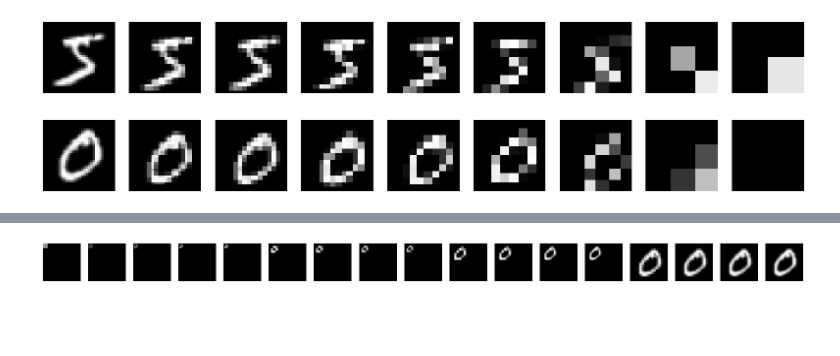
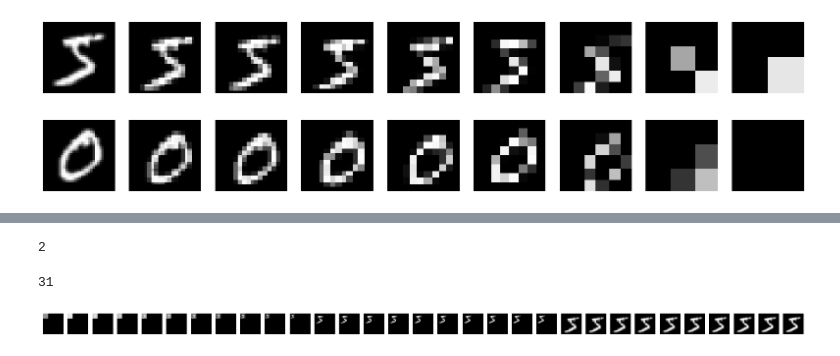
Before and after one commit to christianjensen2903/MNISTDiffusion, a Jupyter notebook: cold.ipynb, the cells around one changed output, grey strips where cells are left out. Saved outputs shown, nothing was run; the diff lists cells and outputs as text; code cells hidden in the pictures; blank space fills up the shorter version.

```diff
--- a/cold.ipynb
+++ b/cold.ipynb
@@ -71,0 +67,4 @@ T
+# %%
+n_between = 5
+t = 1
+-1/(n_between - 1) * t + n_between/(n_between-1)
@@ -152,5 +173,11 @@ for i in range(1):
+# %%
+import math
+int(math.log2(32) - math.log2(8))
+# %% [output]
+2
 # %%
 from utils import upscale_images
+import math
 
 class Pixelate:
     def __init__(self, n_between: int = 1):
@@ -164,7 +191,7 @@ class Pixelate:
         """
         size = image_size
         count = 0
-        while size >= 4:
+        while size > 4:
             count += 1
             size //= 2
         return count * (self.n_between + 1) - 1
@@ -194,7 +221,7 @@ class Pixelate:
 
         from_size = image_size // (2 ** (from_index + 1))
 
-        if from_size < 4:
+        if from_size <= 4:
             from_images = self.set_to_random_grey(images, seed)
         else:
             from_transform = transforms.Compose(
@@ -228,37 +255,41 @@ class RandomColorInitializer():
         return torch.ones(n_sample, 1, size[-1], size[-1]) * color
 
 sample_initializer = RandomColorInitializer()
-n_between = 4
+n_between = 10
 degredation = Pixelate(n_between)
-final = train_dataset[1][0]
+final = train_dataset[0][0]
 size = final.shape
-
-x_t = sample_initializer.sample(1, (4, 4), 0)
+min_size = 8
+x_t = sample_initializer.sample(1, (min_size, min_size), 0)
 # Sample random seed
 seed = torch.randint(0, 100000, (1,)).item()
 
 images = [x_t]
 
-current_size = 4
+current_size = min_size
+
 while current_size <= size[-1]:
+    levels_left = int(math.log2(current_size) - math.log2(min_size) + 1)
     for t in range(n_between, 0, -1):
         t_is = torch.tensor([t / T])
 
         x_0 = F.interpolate(final.unsqueeze(0), size=(current_size, current_size), mode="nearest")
 
         x_t = degredation(x_0, (t - 1), seed)
 
         images.append(x_t)
 
     current_size *= 2
 
     if current_size <= size[-1]:
         x_t = upscale_images(x_t, current_size)
 
 # Pad images to be the same size so it is centered
 
 images = [F.pad(image, (0, size[-1] - image.shape[-1], 0, size[-1] - image.shape[-1])) for image in images]
 
 showImageList(images)
+len(images)
 # %% [output]
+31
-[figure, old version]
+[figure, new version]
```
Also changed, not shown: parts of 6 cells of this notebook, 3 other files.
